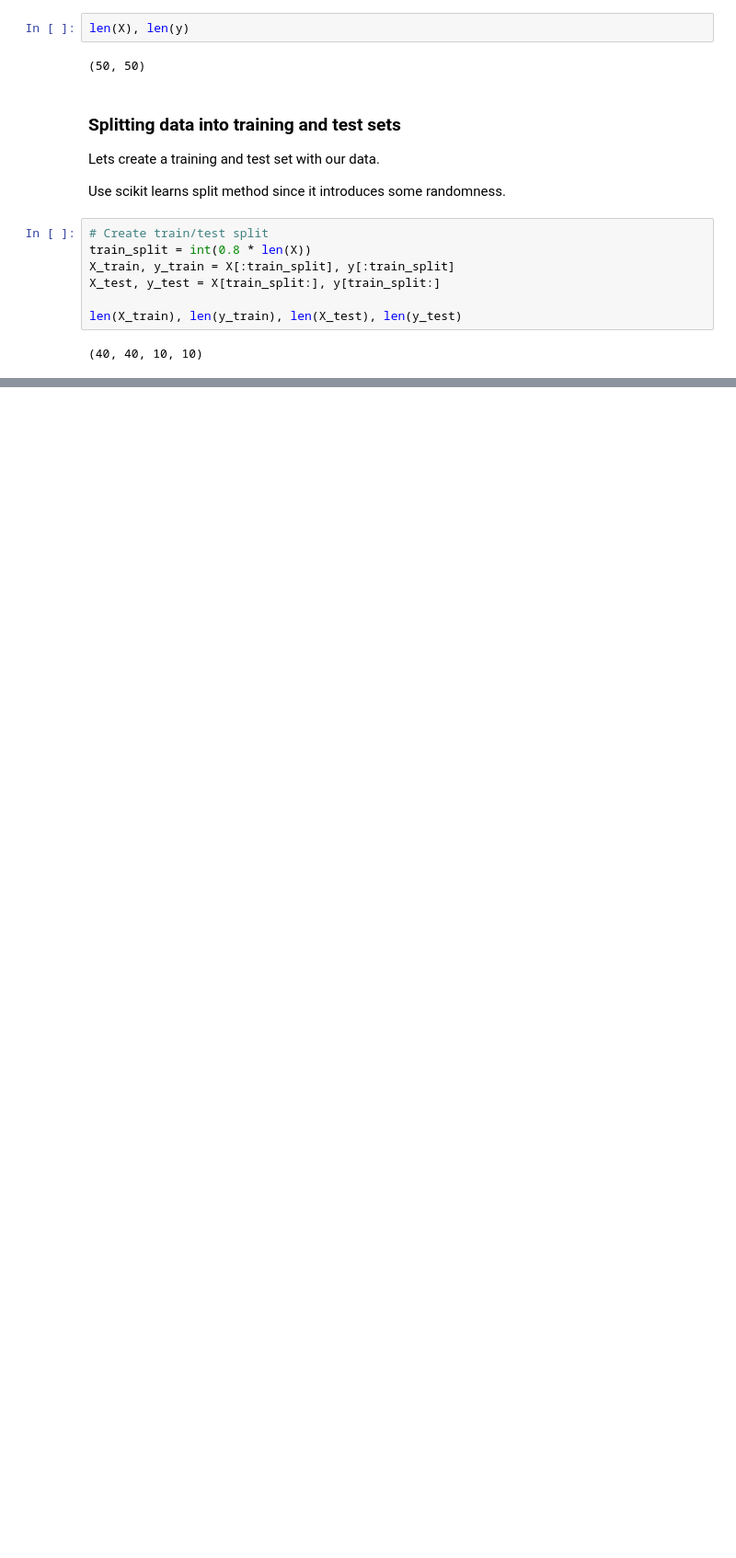
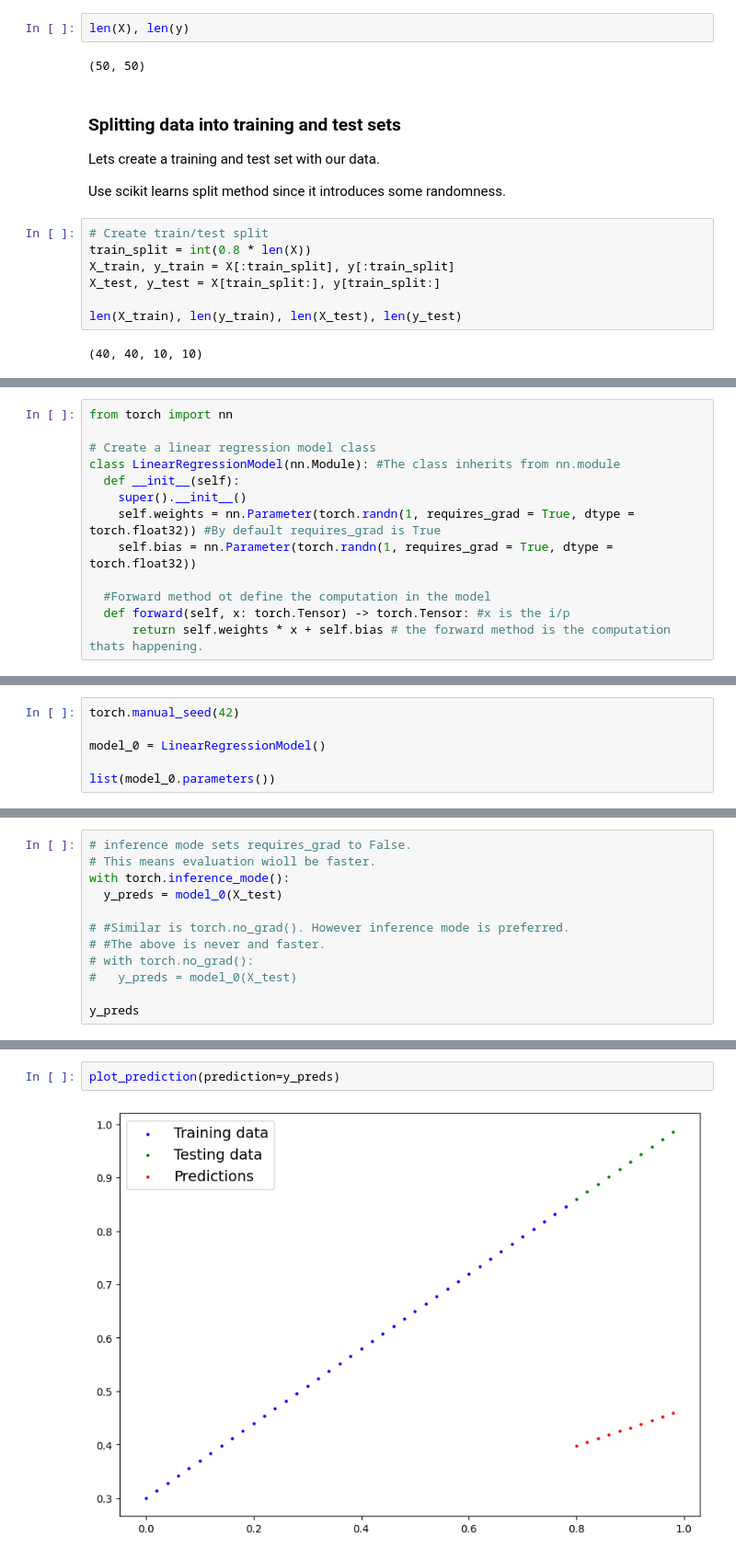
Before and after one commit to DigoShane/GitHub-ML, a Jupyter notebook: 01_pytorch_Workflow_ZTM.ipynb, the cells around one changed output, grey strips where cells are left out. Shown at 92% size. Saved outputs shown, nothing was run; the diff lists cells and outputs as text; blank space fills up the shorter version.

```diff
--- a/01_pytorch_Workflow_ZTM.ipynb
+++ b/01_pytorch_Workflow_ZTM.ipynb
@@ -73,0 +92,13 @@ len(X_train), len(y_train), len(X_test), len(y_test)
+# %%
+from torch import nn
+
+# Create a linear regression model class
+class LinearRegressionModel(nn.Module): #The class inherits from nn.module
+  def __init__(self):
+    super().__init__()
+    self.weights = nn.Parameter(torch.randn(1, requires_grad = True, dtype = torch.float32)) #By default requires_grad is True
+    self.bias = nn.Parameter(torch.randn(1, requires_grad = True, dtype = torch.float32))
+
+  #Forward method ot define the computation in the model
+  def forward(self, x: torch.Tensor) -> torch.Tensor: #x is the i/p
+      return self.weights * x + self.bias # the forward method is the computation thats happening.
@@ -73,0 +119,6 @@ len(X_train), len(y_train), len(X_test), len(y_test)
+# %%
+torch.manual_seed(42)
+
+model_0 = LinearRegressionModel()
+
+list(model_0.parameters())
@@ -73,0 +137,12 @@ len(X_train), len(y_train), len(X_test), len(y_test)
+# %%
+# inference mode sets requires_grad to False.
+# This means evaluation wioll be faster.
+with torch.inference_mode():
+  y_preds = model_0(X_test)
+
+# #Similar is torch.no_grad(). However inference mode is preferred.
+# #The above is never and faster.
+# with torch.no_grad():
+#   y_preds = model_0(X_test)
+
+y_preds
@@ -73,0 +173,4 @@ len(X_train), len(y_train), len(X_test), len(y_test)
+# %%
+plot_prediction(prediction=y_preds)
+# %% [output]
+[figure, added]
```
Also changed, not shown: parts of 17 cells of this notebook.
